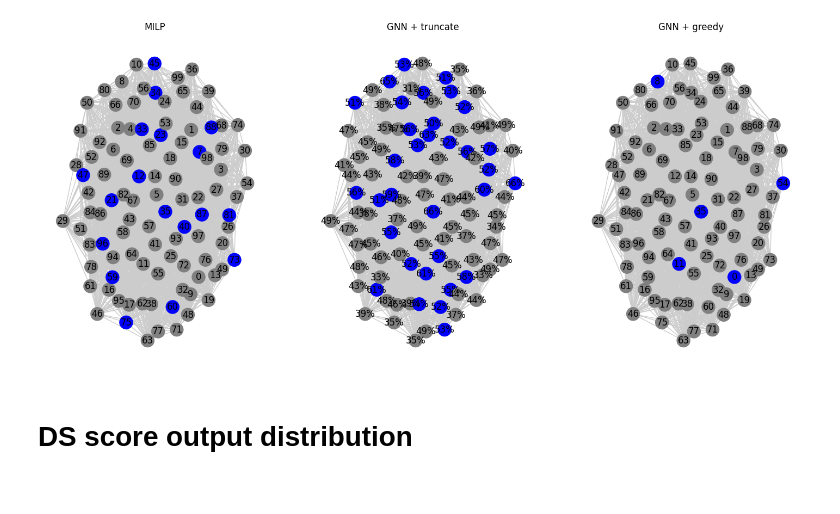
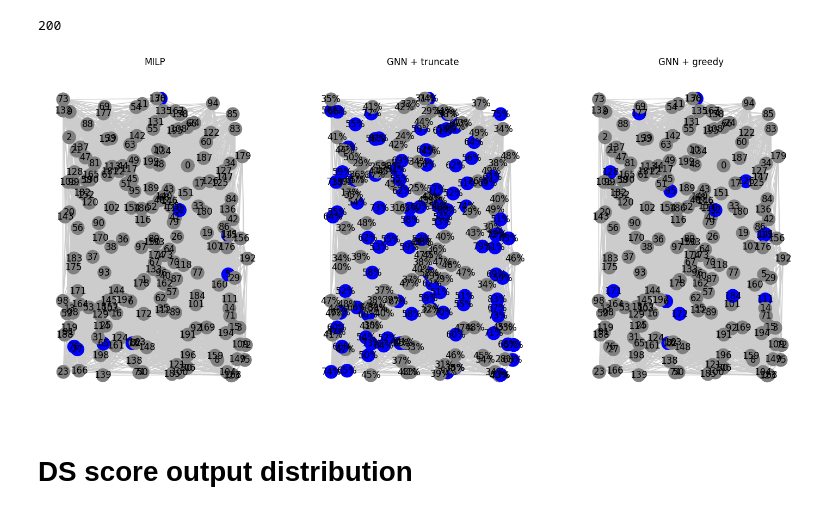
Before and after one commit to osnieltx/gnn-co, a Jupyter notebook: test_mds.ipynb, the cells around one changed output. Cells and saved outputs as stored; diff of their text form; code cells hidden in the pictures.

```diff
--- a/test_mds.ipynb
+++ b/test_mds.ipynb
@@ -29,6 +39,7 @@ indexer = mdsi
 from models import GNNModel
 
 state_dict = {k.replace('model.', ''): v for k, v in checkpoint['state_dict'].items()}
+state_dict.pop('loss_module.pos_weight', None)
 # k = k.replace('.weight', '.lin.weight').replace('model.', '')
 # if 'output_layers' in k:
 #     v = v.T
@@ -67,14 +78,15 @@ def get_x(g, n):
         x = torch.cat((x, jc), 1)
     return torch.cat([idx_t, x], dim=1)
 # %%
-n, p = 100, .5
-g = create_graph(n, p)
-# g = torch.tensor([[0, 1, 2, 3], [1, 2, 3, 4]])
+if graphs:
+    tg = choice(graphs)
+    g = tg.edge_index
+else:
+    g = create_graph(n, p)
+    # g = torch.tensor([[0, 1, 2, 3], [1, 2, 3, 4]])
+
 edge_list = [(int(a), int(b)) for a, b in g.T]
-
 g_n = nx.from_edgelist(edge_list)
 x = get_x(g, n)
-tg = geom_data.Data(x=x, edge_index=g)
-g_n = nx.from_edgelist(edge_list)
 g_n.x = x
 g_n.edge_list = g
@@ -101,9 +117,13 @@ def forward(gnn, g: nx.Graph):
 
     return sorted_prob_maps, maps, best_sol_id
 # %%
-sol = solver(g, n)
-y = torch.FloatTensor([[n in sol] for n in range(n)])
+if graphs:
+    y = tg.y
+    sol = {i for i, s in enumerate(y) if s}
+else:
+    sol = solver(g, n)
+    y = torch.FloatTensor([[n in sol] for n in range(n)])
+
 print(f'{sol=}')
-
 sorted_prob_maps, maps, id_best_sol = forward(gnn, g_n)
 # %% [output]
@@ -129,6 +149,7 @@ def mds_greedy(gnn: GNNModel, g: nx.Graph, verbose=False) -> set:
     while g_:
         n_s = set()
         for v, _ in sorted_prob_maps[id_best_sol]:
+            if verbose: print(f'{len(s)}')
             if v in s | n_s or v not in g_:
                 continue
 
@@ -153,32 +190,36 @@ s, len(s) == len(sol), all(v in s or len(g_n[v].keys() & s) > 0 for v in g_n)
+# %%
+len(g_n)
+# %% [output]
+200
 # %%
 plt.ioff()
 
 try:
     layout = nx.planar_layout(g_n)
 except:
-    layout = nx.drawing.spring_layout(g_n)
+    layout = nx.drawing.random_layout(g_n)
 
 fig, axes = plt.subplots(ncols=3, figsize=(18, 8))
 
 node_colors = ['blue' if n in sol else 'gray' for n in g_n]
 edge_color = (0.8, 0.8, 0.8)
 nx.draw(g_n, with_labels=True, node_color=node_colors, edge_color=edge_color, pos=layout, ax=axes[0])
 
 mvc_color = ['blue' if v else 'gray' for v in maps[id_best_sol].squeeze()]
 node_colors = [mvc_color[n] for n in g_n]
 label_dict = {n: f'{v*100:.0f}%' for n, v in sorted_prob_maps[id_best_sol]}
 nx.draw(g_n, with_labels=True, node_color=node_colors, edge_color=edge_color, pos=layout, ax=axes[1], labels=label_dict)
 
 mvc_color = ['blue' if v in s else 'gray' for v in range(n)]
 node_colors = [mvc_color[n] for n in g_n]
 nx.draw(g_n, with_labels=True, node_color=node_colors, edge_color=edge_color, pos=layout, ax=axes[2])
 
 for i, t in enumerate(['MILP', 'GNN + truncate', 'GNN + greedy']):
     axes[i].set_title(t)
 
 plt.show()
 # %% [output]
-[figure, old version]
+[figure, new version]
 # %%
 # raise KeyError
 # %% [markdown]
```
Also changed, not shown: parts of 20 cells of this notebook, 3 other files.
